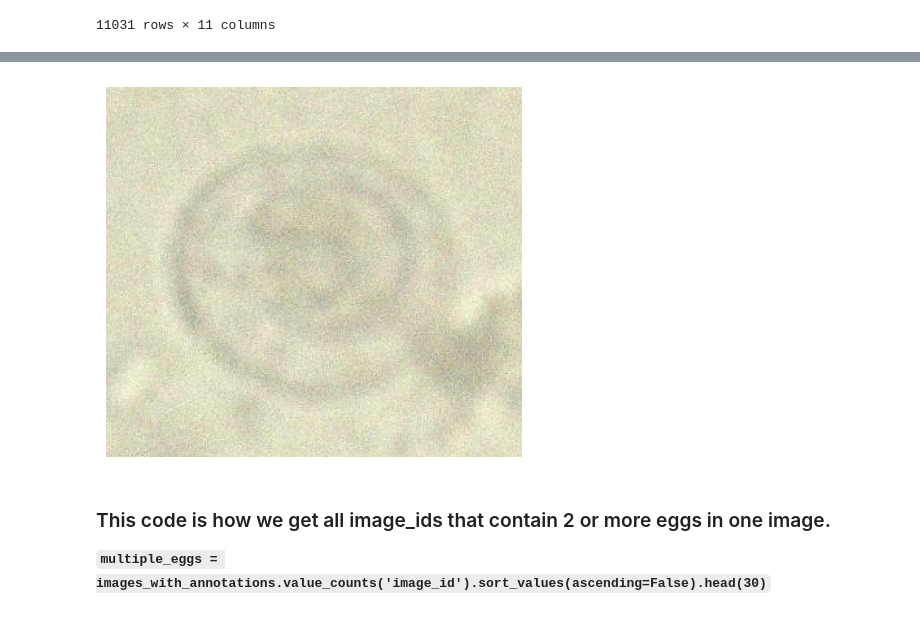
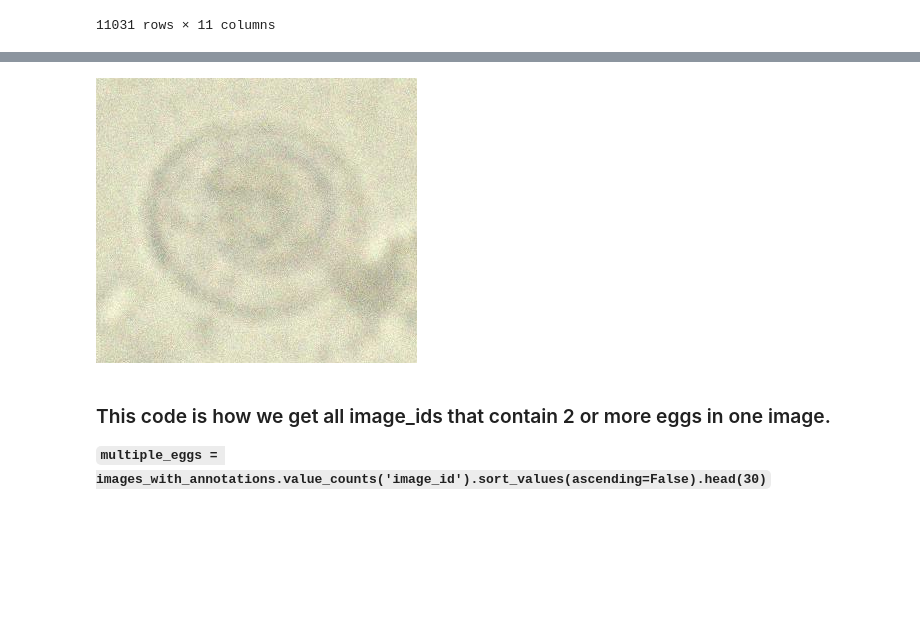
Before and after one commit to carrocameron/egg_hunt, a Jupyter notebook: notebooks/preprocessing.ipynb, the cells around one changed output, grey strips where cells are left out. Drawn from its saved outputs; the diff is of its cells as text; code cells hidden in the pictures; blank space fills up the shorter version.

```diff
--- a/notebooks/preprocessing.ipynb
+++ b/notebooks/preprocessing.ipynb
@@ -115,22 +135,20 @@ show_with_box(train_images_with_annotations.iloc[324])
 # %%
 def crop_egg(row: pd.Series, margin: float = 0.2):
     img = Image.open(row['path'])
     x, y, w, h = row['bbox']
 
     # add some space around the egg (20% of the box size)
     mx, my = w * margin, h * margin
     left   = max(0, x - mx)
     top    = max(0, y - my)
     right  = min(img.width,  x + w + mx)
     bottom = min(img.height, y + h + my)
 
     return img.crop((left, top, right, bottom))
 
-plt.imshow(crop_egg(train_images_with_annotations.iloc[324]))
-plt.axis('off')
-plt.show()
+crop_egg(train_df.iloc[324])
 # %% [output]
-[figure, old version]
+[figure, new version]
 # %% [markdown]
 ### This code is how we get all image_ids that contain 2 or more eggs in one image.
 
```
Also changed, not shown: parts of 3 cells of this notebook.
